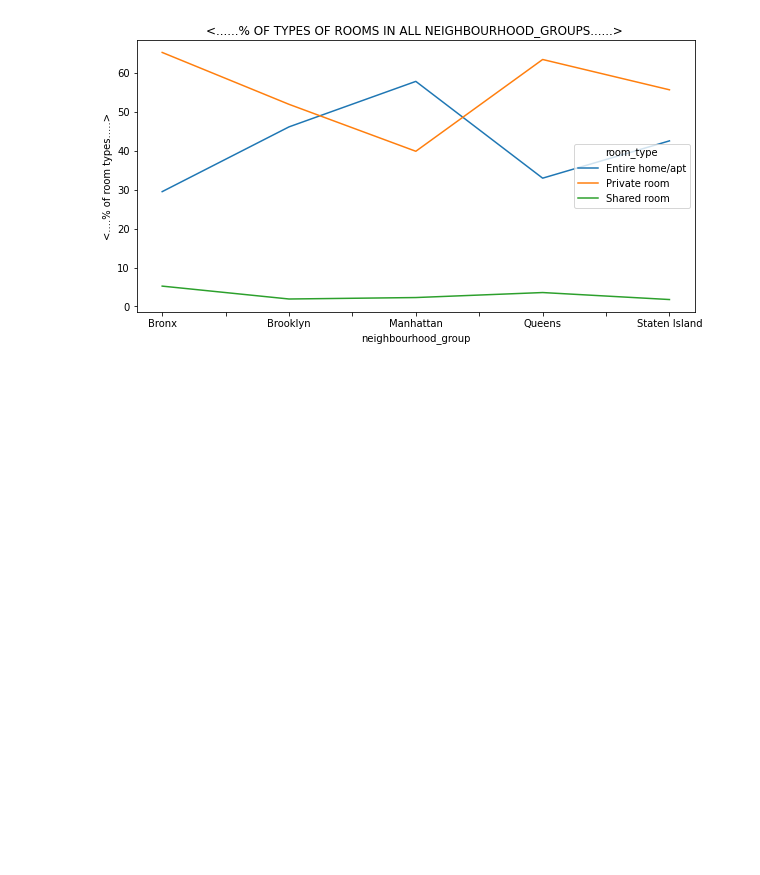
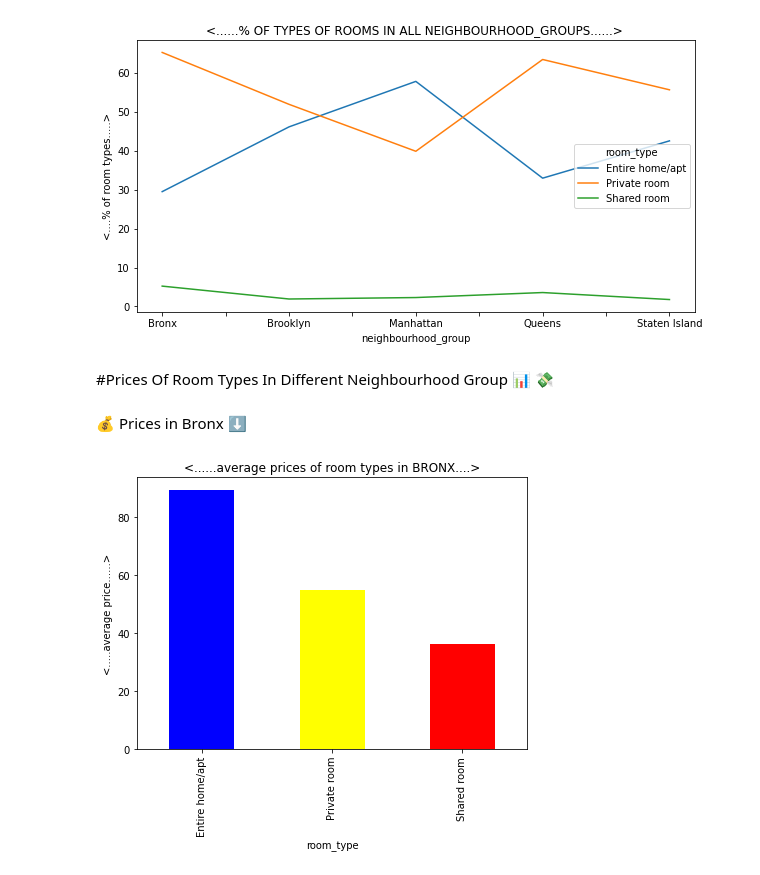
Before and after one commit to DevOps-With-Mantresh/EDA-Airbnb, a Jupyter notebook: EDA_of_Airbnb.ipynb, the cells around one changed output. Cells and saved outputs as stored; diff of their text form; code cells hidden in the pictures; blank space fills up the shorter version.

```diff
--- a/EDA_of_Airbnb.ipynb
+++ b/EDA_of_Airbnb.ipynb
@@ -442,3 +442,5 @@ plt.ylabel('<....% of room types.....>')
 plt.show()
 # %% [output]
 [figure]
+# %% [markdown]
+#Prices Of Room Types In Different Neighbourhood Group 📊 💸
@@ -444,0 +449,10 @@ plt.show()
+# %% [markdown]
+💰 Prices in Bronx ⬇
+# %%
+# Prices in Bronx according to room types
+APbronx= bronx.groupby('room_type')['price'].mean().plot.bar(color = ['blue', 'yellow', 'red'])
+plt.title('<......average prices of room types in BRONX....>')
+plt.ylabel('<.....average price......>')
+plt.show()
+# %% [output]
+[figure, added]
```
Also changed, not shown: parts of 29 cells of this notebook.
